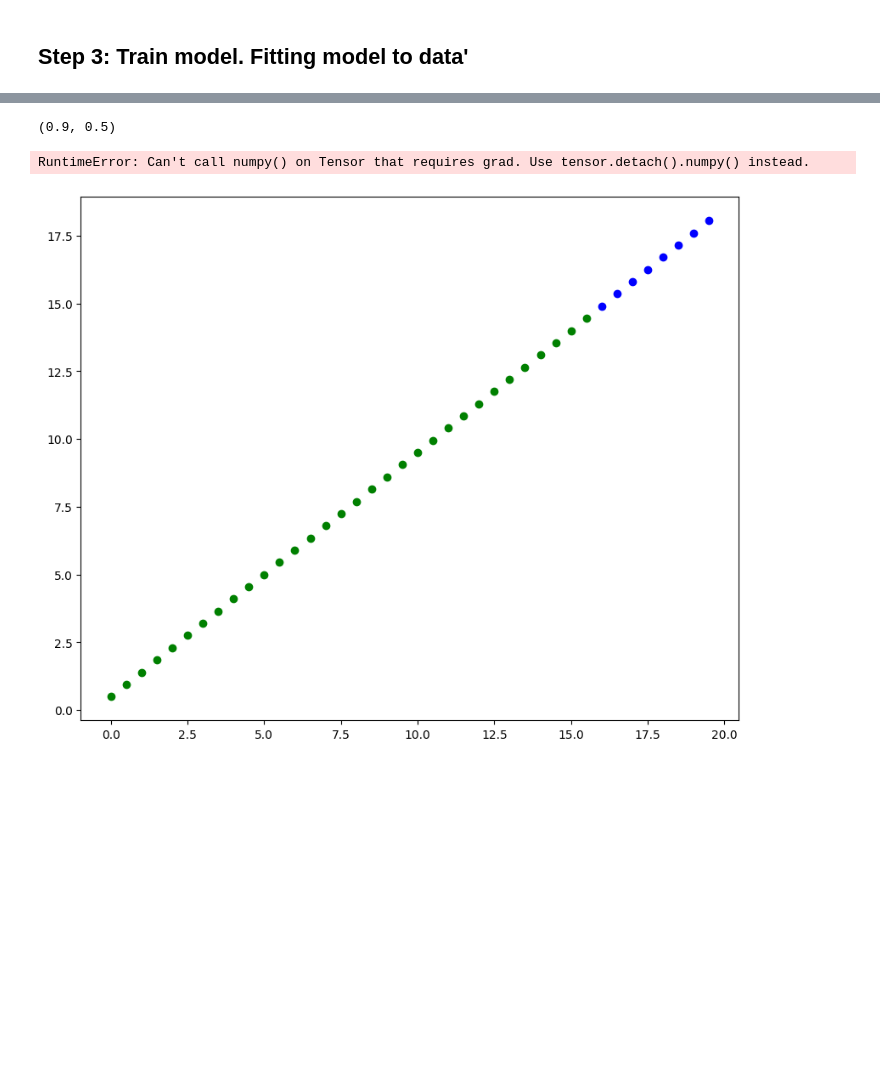
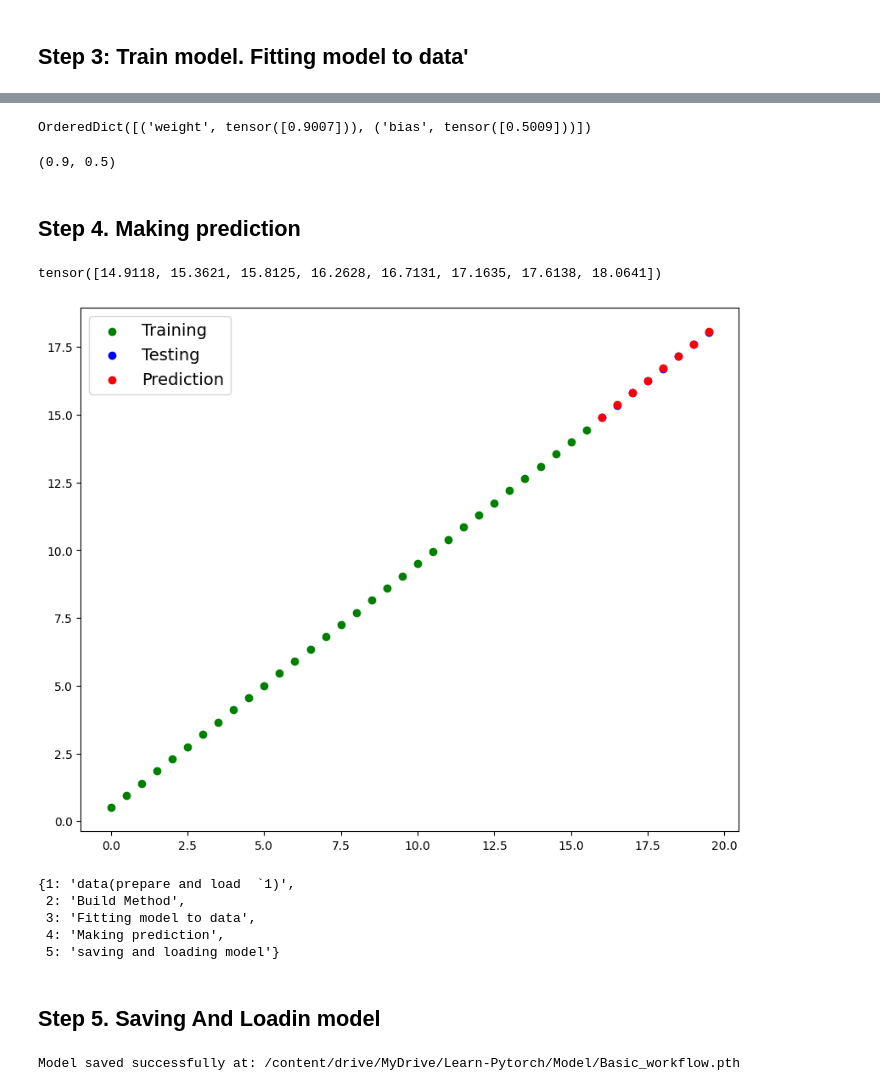
Before and after one commit to Ydv-Suman/Learn-Pytorch, a Jupyter notebook: pytorch_basics.ipynb, the cells around one changed output, grey strips where cells are left out. Drawn from its saved outputs; the diff is of its cells as text; code cells hidden in the pictures; blank space fills up the shorter version.

```diff
--- a/pytorch_basics.ipynb
+++ b/pytorch_basics.ipynb
@@ -591,20 +591,24 @@ loss_fn = nn.L1Loss()
 
 ## set up an optimzier
 optimizer = torch.optim.SGD(params=model_0.parameters(),
-                           lr=0.1)
+                           lr=0.001)
 # %%
-epochs = 1
+num_epochs = 10
+epoch_counts = []
+train_losses = []
+test_losses = []
 
-for epoch in range(epochs):
-  model_0.train()
+
+for epoch in range(num_epochs):
+  model_0.train()   # set model to training mode
 
   # forward pass
   y_pred = model_0(x_train)
 
-  # calculate the loss
+  # calculate the training loss
   loss = loss_fn(y_pred, y_train)
 
-  # Optimzer zero grad
+  # Optimizer zero grad
   optimizer.zero_grad()
 
   # perform backpropogation
@@ -613,4 +617,18 @@ for epoch in range(epochs):
   # step the optimizer
   optimizer.step()
 
-  model_0.eval()
+  model_0.eval()   # set model to evaluation mode
+
+  # evaluation on test set
+  with torch.inference_mode():
+    test_pred = model_0(x_test)
+    test_loss = loss_fn(test_pred, y_test)
+
+  # save results
+  epoch_counts.append(epoch)
+  train_losses.append(loss.item())
+  test_losses.append(test_loss.item())
+
+  # print progress
+  if epoch % 2 != 0:
+    print(f"Epoch {epoch+1}/{num_epochs} | Train Loss: {loss.item():.4f} | Test Loss: {test_loss.item():.4f}")
@@ -617,9 +641,49 @@ for epoch in range(epochs):
+# %%
+model_0.state_dict()
+# %% [output]
+OrderedDict([('weight', tensor([0.9007])), ('bias', tensor([0.5009]))])
 # %%
 weight, bias
 # %% [output]
 (0.9, 0.5)
+# %% [markdown]
+## Step 4. Making prediction
+# %%
+with torch.inference_mode():
+    y_preds_0 = model_0(x_test)
+y_preds_0
+# %% [output]
+tensor([14.9118, 15.3621, 15.8125, 16.2628, 16.7131, 17.1635, 17.6138, 18.0641])
 # %%
-plot_prediction(prediction=y_preds)
+plot_prediction(prediction=y_preds_0)
 # %% [output]
-RuntimeError: Can't call numpy() on Tensor that requires grad. Use tensor.detach().numpy() instead.
-[figure, old version]
+[figure, new version]
+# %%
+workflow
+# %% [output]
+{1: 'data(prepare and load  `1)',
+ 2: 'Build Method',
+ 3: 'Fitting model to data',
+ 4: 'Making prediction',
+ 5: 'saving and loading model'}
+# %% [markdown]
+## Step 5. Saving And Loadin model
+# %%
+## Save the model
+
+
+from pathlib import Path
+import torch
+
+# define path as a Path object
+MODEL_PATH = Path("/content/drive/MyDrive/Learn-Pytorch/Model")
+MODEL_PATH.mkdir(parents=True, exist_ok=True)
+
+MODEL_NAME = "Basic_workflow.pth"
+MODEL_SAVE_PATH = MODEL_PATH / MODEL_NAME
+
+# Save the model state dict
+torch.save(model_0.state_dict(), MODEL_SAVE_PATH)
+print(f"Model saved successfully at: {MODEL_SAVE_PATH}")
+# %% [output]
+Model saved successfully at: /content/drive/MyDrive/Learn-Pytorch/Model/Basic_workflow.pth
```
Also changed, not shown: parts of 49 cells of this notebook.
